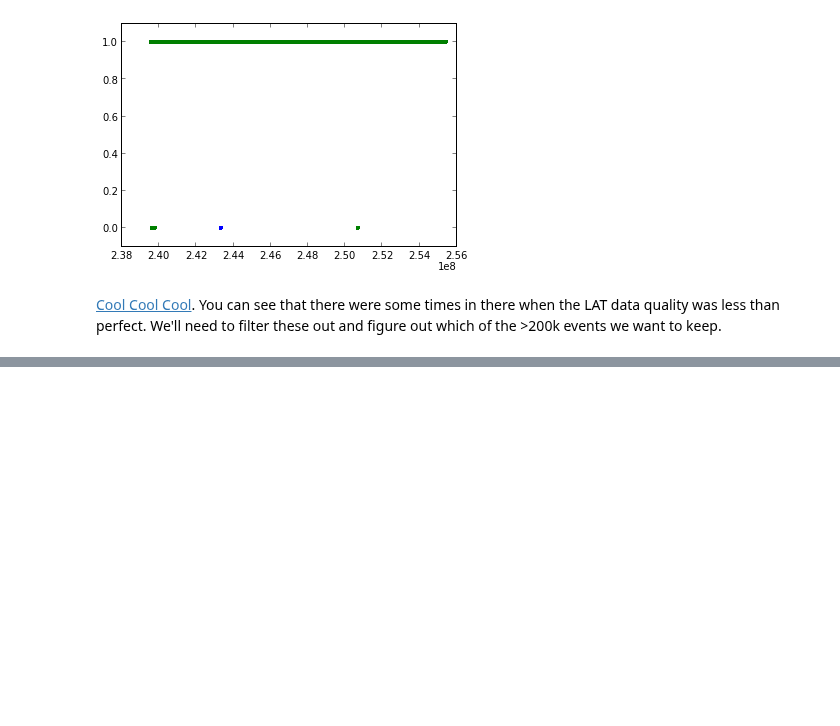
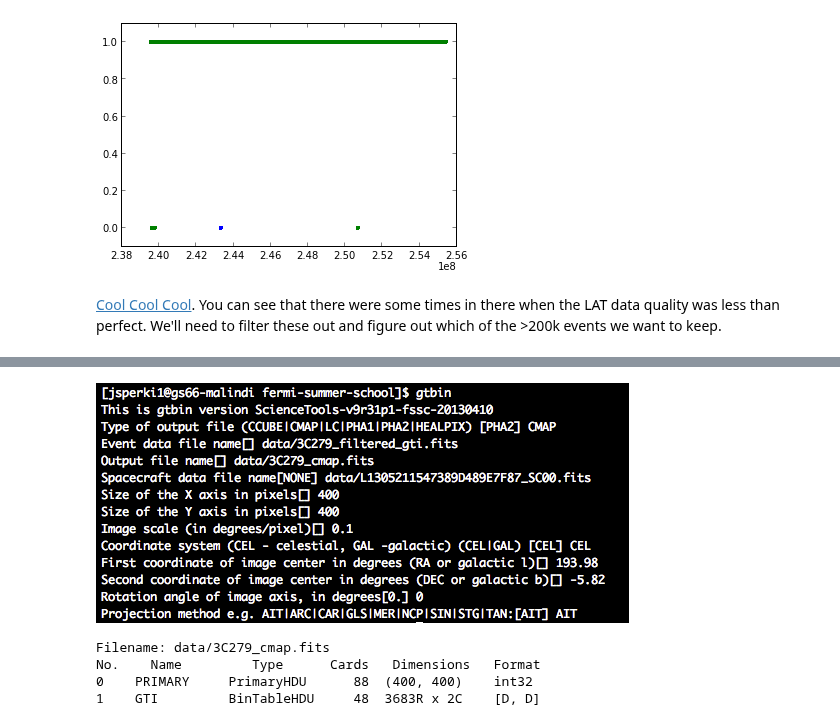
Before and after one commit to FermiSummerSchool/fermi-summer-school, a Jupyter notebook: Data_Exploration.ipynb, the cells around one changed output, grey strips where cells are left out. Saved outputs shown, nothing was run; the diff lists cells and outputs as text; code cells hidden in the pictures; blank space fills up the shorter version.

```diff
--- a/Data_Exploration.ipynb
+++ b/Data_Exploration.ipynb
@@ -217,0 +589,4 @@ show()
+# %%
+Image(filename='images/gtbin_cmap.png')
+# %% [output]
+[figure, added]
@@ -217,0 +595,7 @@ show()
+# %%
+cmap.info()
+# %% [output]
+Filename: data/3C279_cmap.fits
+No.    Name         Type      Cards   Dimensions   Format
+0    PRIMARY     PrimaryHDU      88  (400, 400)    int32
+1    GTI         BinTableHDU     48  3683R x 2C    [D, D]
```
Also changed, not shown: parts of 58 cells of this notebook.
